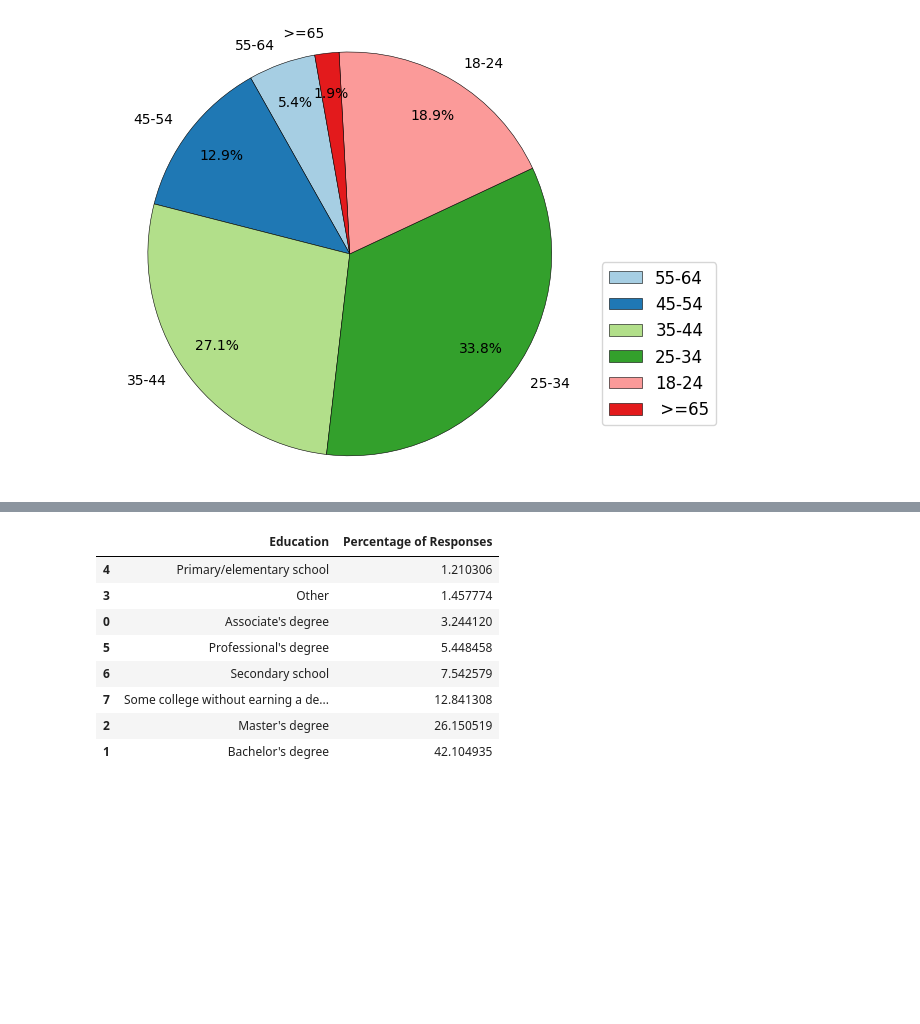
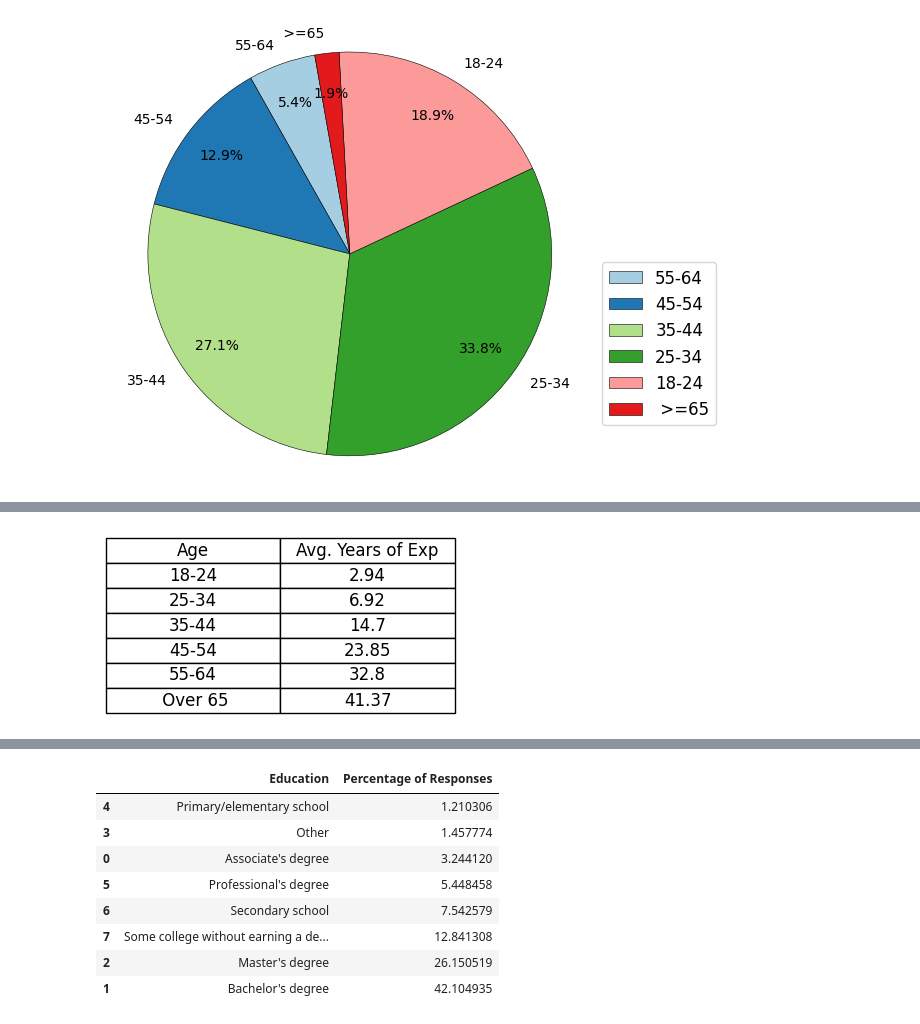
Before and after one commit to huyqng1412/stackoverflow_2025_project, a Jupyter notebook: so2025_vis.ipynb, the cells around one changed output, grey strips where cells are left out. Saved outputs shown, nothing was run; the diff lists cells and outputs as text; code cells hidden in the pictures; blank space fills up the shorter version.

```diff
--- a/so2025_vis.ipynb
+++ b/so2025_vis.ipynb
@@ -110,3 +110,15 @@ display(result2)
+# %%
+fig, ax = plt.subplots(figsize=(3,1))
+ax.axis("off")
+
+table = ax.table(cellText =result2.values, colLabels=result2.columns, cellLoc="center", loc="center")
+table.auto_set_font_size(False)
+table.set_fontsize(12)
+table.scale(1.5, 1.5)  # Adjust cell size
+
+plt.show()
+# %% [output]
+[figure, added]
 # %%
 demoq = """
     select edlevel, count(edlevel)
```
Also changed, not shown: parts of 3 cells of this notebook, 2 other files.
